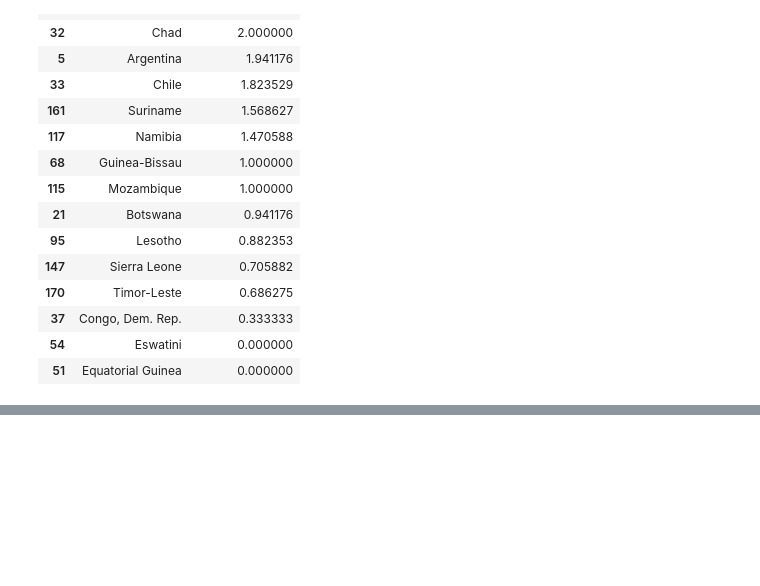
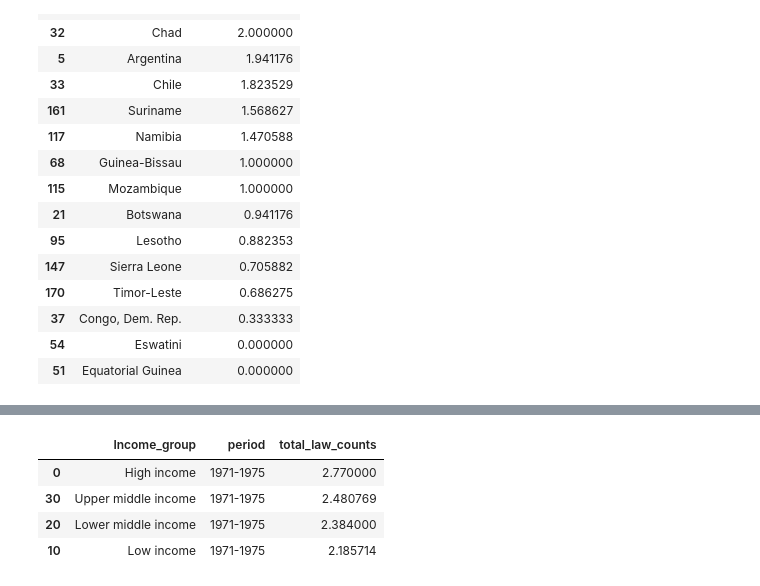
Before and after one commit to AnnikaBock65/Female_Entrepreneurship, a Jupyter notebook: notebooks/law_count_number.ipynb, the cells around one changed output, grey strips where cells are left out. Drawn from its saved outputs; the diff is of its cells as text; code cells hidden in the pictures; blank space fills up the shorter version.

```diff
--- a/notebooks/law_count_number.ipynb
+++ b/notebooks/law_count_number.ipynb
@@ -370,0 +368,3 @@ average_law_count_by_economy
+# %%
+average_law_count_by_income_period = (df_law_count.groupby(['Income_group', 'period'], as_index=False)['total_law_counts'].mean())
+average_law_count_by_income_period
@@ -370,0 +435,10 @@ average_law_count_by_economy
+# %%
+df_average_1971 = average_law_count_by_income_period.loc[average_law_count_by_income_period['period'] == '1971-1975']
+df_average_1971 = df_average_1971.sort_values(by = 'total_law_counts', ascending = False)
+df_average_1971
+# %% [output]
+|  | Income_group | period | total_law_counts |
+| 0 | High income | 1971-1975 | 2.770000 |
+| 30 | Upper middle income | 1971-1975 | 2.480769 |
+| 20 | Lower middle income | 1971-1975 | 2.384000 |
+| 10 | Low income | 1971-1975 | 2.185714 |
```
Also changed, not shown: parts of 14 cells of this notebook, 2 other files.
